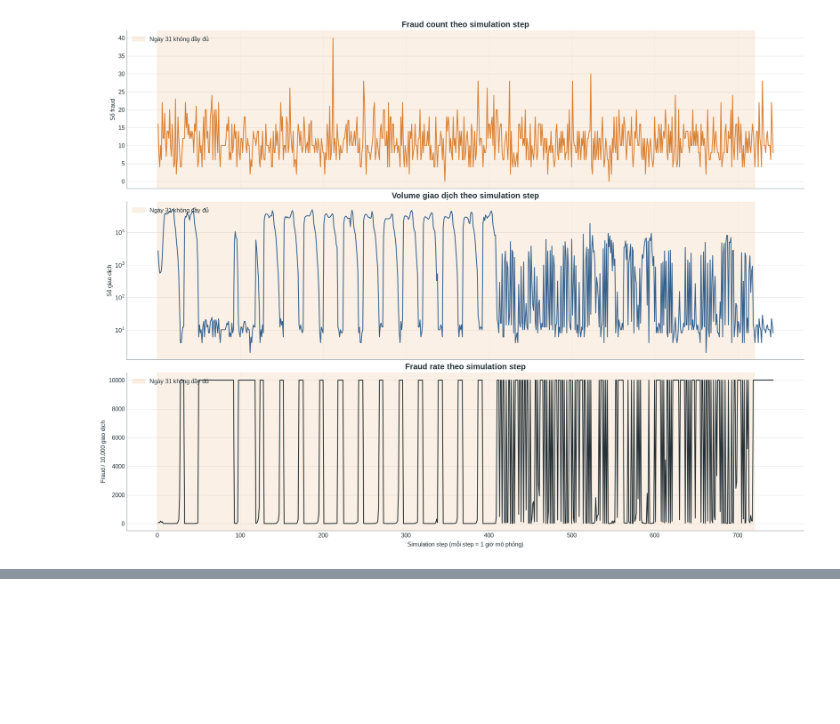
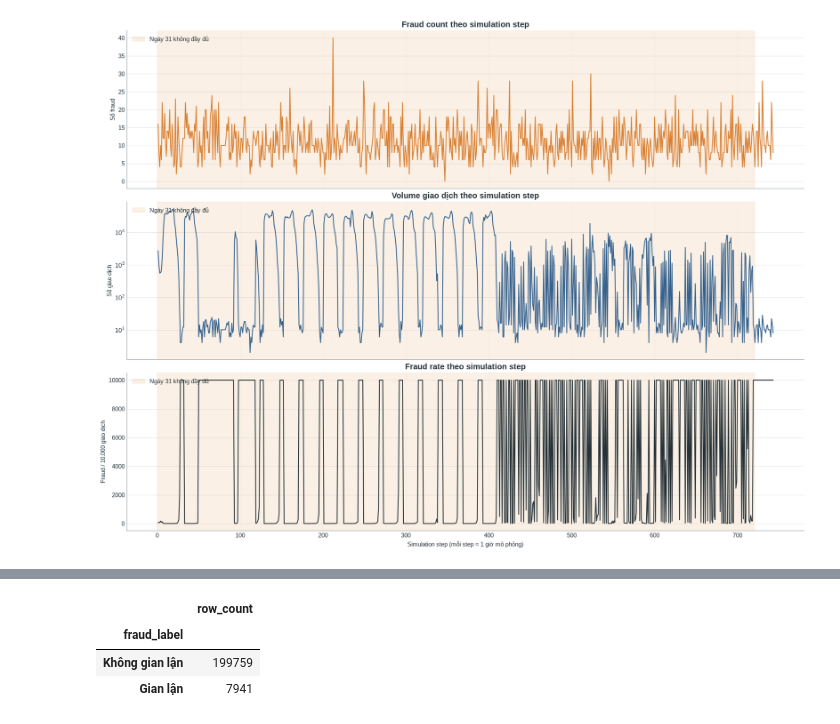
Before and after one commit to ItsLewis-DE/fraudguard-streaming-pipeline, a Jupyter notebook: notebooks/EDA.ipynb, the cells around one changed output, grey strips where cells are left out. Drawn from its saved outputs; the diff is of its cells as text; code cells hidden in the pictures; blank space fills up the shorter version.

```diff
--- a/notebooks/EDA.ipynb
+++ b/notebooks/EDA.ipynb
@@ -997,0 +1073,67 @@ plt.show()
+# %%
+BALANCE_COLUMNS = [
+    "oldbalanceOrg",
+    "newbalanceOrig",
+    "oldbalanceDest",
+    "newbalanceDest",
+]
+
+BALANCE_FEATURE_COLUMNS = [
+    "amount",
+    *BALANCE_COLUMNS,
+    "origin_amount_residual",
+    "destination_amount_residual",
+]
+LABEL_PALETTE = {
+    "Không gian lận": BLUE,
+    "Gian lận": ORANGE,
+}
+
+balance_plot_sample = eda_plot_sample.loc[
+    :,
+    ["step", "type", "isFraud", "fraud_label", "amount", *BALANCE_COLUMNS],
+].copy()
+
+balance_plot_sample["origin_amount_residual"] = np.abs(
+    (balance_plot_sample["oldbalanceOrg"] - balance_plot_sample["newbalanceOrig"])
+    - balance_plot_sample["amount"]
+)
+balance_plot_sample["destination_amount_residual"] = np.abs(
+    (balance_plot_sample["newbalanceDest"] - balance_plot_sample["oldbalanceDest"])
+    - balance_plot_sample["amount"]
+)
+
+balance_diagnostic_sample = diagnostic_sample.loc[
+    diagnostic_sample["step_day"].ne(31),
+    ["step", "type", "isFraud", "amount", *BALANCE_COLUMNS],
+].copy()
+
+balance_diagnostic_sample["origin_amount_residual"] = np.abs(
+    (
+        balance_diagnostic_sample["oldbalanceOrg"]
+        - balance_diagnostic_sample["newbalanceOrig"]
+    )
+    - balance_diagnostic_sample["amount"]
+)
+balance_diagnostic_sample["destination_amount_residual"] = np.abs(
+    (
+        balance_diagnostic_sample["newbalanceDest"]
+        - balance_diagnostic_sample["oldbalanceDest"]
+    )
+    - balance_diagnostic_sample["amount"]
+)
+
+assert balance_plot_sample[BALANCE_FEATURE_COLUMNS].ge(0).all().all()
+assert balance_diagnostic_sample[BALANCE_FEATURE_COLUMNS].ge(0).all().all()
+
+display(
+    balance_plot_sample.groupby("fraud_label").size()
+    .reindex(fraud_label_order)
+    .rename("row_count")
+    .to_frame()
+)
+# %% [output]
+|  | row_count |
+| fraud_label |  |
+| Không gian lận | 199759 |
+| Gian lận | 7941 |
```
Also changed, not shown: parts of 6 cells of this notebook, 4 other files.
